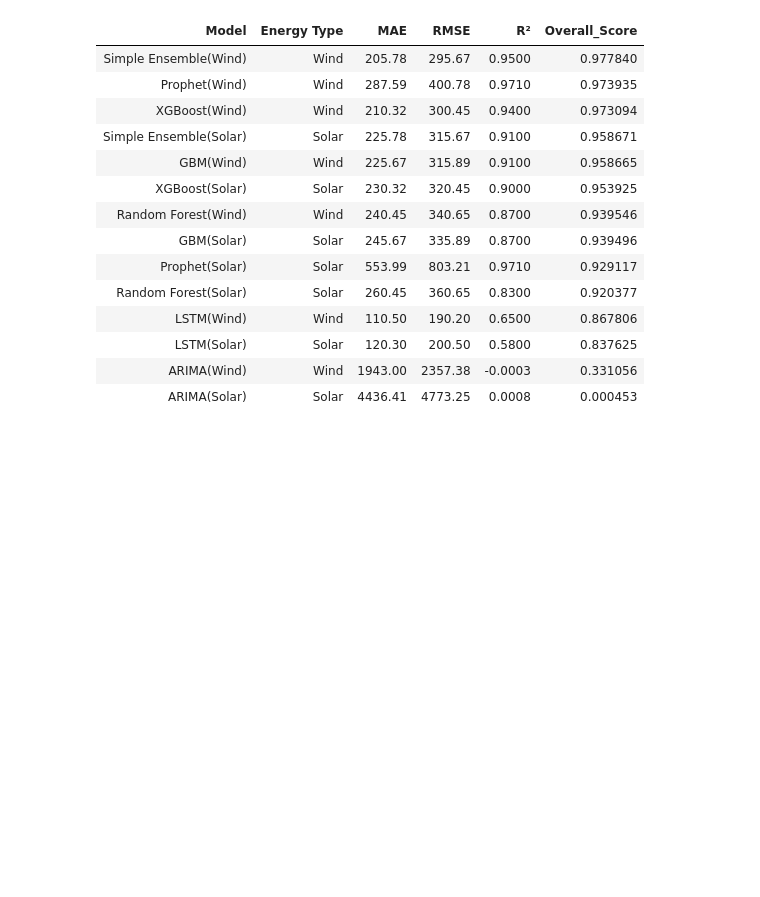
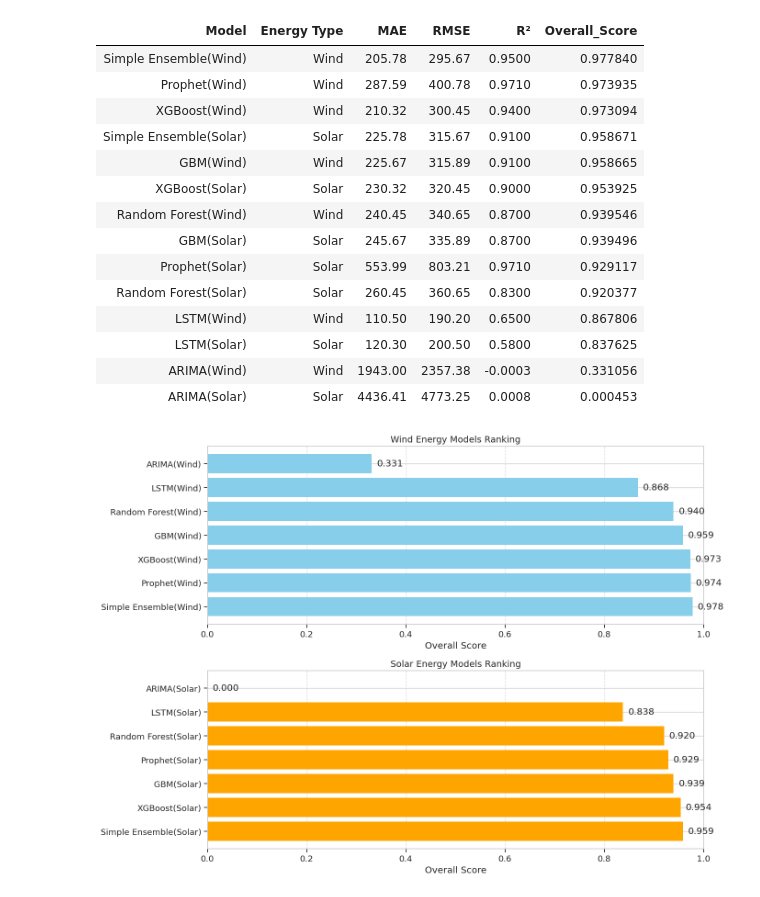
Before and after one commit to TiffanyPanchum/Renewable-Energy-Prediction, a Jupyter notebook: notebooks/Model_Analysis.ipynb, the cells around one changed output. Cells and saved outputs as stored; diff of their text form; code cells hidden in the pictures; blank space fills up the shorter version.

Commit message:
Visualization of model rankings

```diff
--- a/notebooks/Model_Analysis.ipynb
+++ b/notebooks/Model_Analysis.ipynb
@@ -349,3 +349,43 @@ Model Ranking Based on Weighted Score (Higher is Better):
 | LSTM(Solar) | Solar | 120.30 | 200.50 | 0.5800 | 0.837625 |
 | ARIMA(Wind) | Wind | 1943.00 | 2357.38 | -0.0003 | 0.331056 |
 | ARIMA(Solar) | Solar | 4436.41 | 4773.25 | 0.0008 | 0.000453 |
+# %%
+# Visualization of model rankings
+plt.figure(figsize=(14, 10))
+
+# Filter for wind and solar separately
+wind_ranking = df_ranking[df_ranking['Energy Type'] == 'Wind'].copy()
+solar_ranking = df_ranking[df_ranking['Energy Type'] == 'Solar'].copy()
+
+# Plot wind models
+plt.subplot(2, 1, 1)
+bars = plt.barh(wind_ranking['Model'], wind_ranking['Overall_Score'], color='skyblue')
+plt.xlabel('Overall Score')
+plt.title('Wind Energy Models Ranking', fontsize=14)
+plt.grid(axis='x', linestyle='--', alpha=0.7)
+plt.xlim(0, 1)
+
+# Add score values to the bars
+for bar in bars:
+    width = bar.get_width()
+    plt.text(width + 0.01, bar.get_y() + bar.get_height()/2, f'{width:.3f}',
+             ha='left', va='center')
+
+# Plot solar models
+plt.subplot(2, 1, 2)
+bars = plt.barh(solar_ranking['Model'], solar_ranking['Overall_Score'], color='orange')
+plt.xlabel('Overall Score')
+plt.title('Solar Energy Models Ranking', fontsize=14)
+plt.grid(axis='x', linestyle='--', alpha=0.7)
+plt.xlim(0, 1)
+
+# Add score values to the bars
+for bar in bars:
+    width = bar.get_width()
+    plt.text(width + 0.01, bar.get_y() + bar.get_height()/2, f'{width:.3f}',
+             ha='left', va='center')
+
+plt.tight_layout()
+plt.show()
+# %% [output]
+[figure, added]
```
